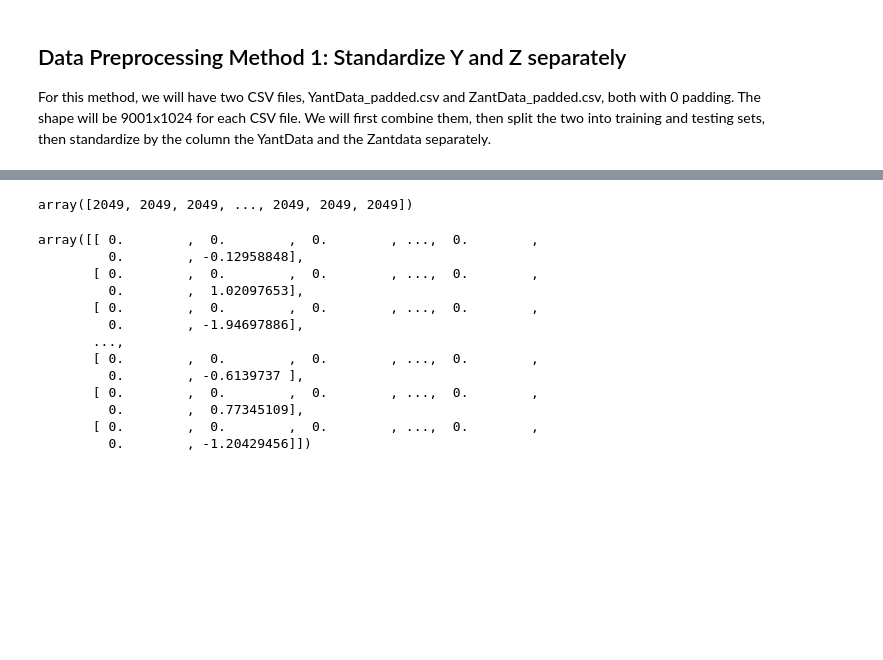
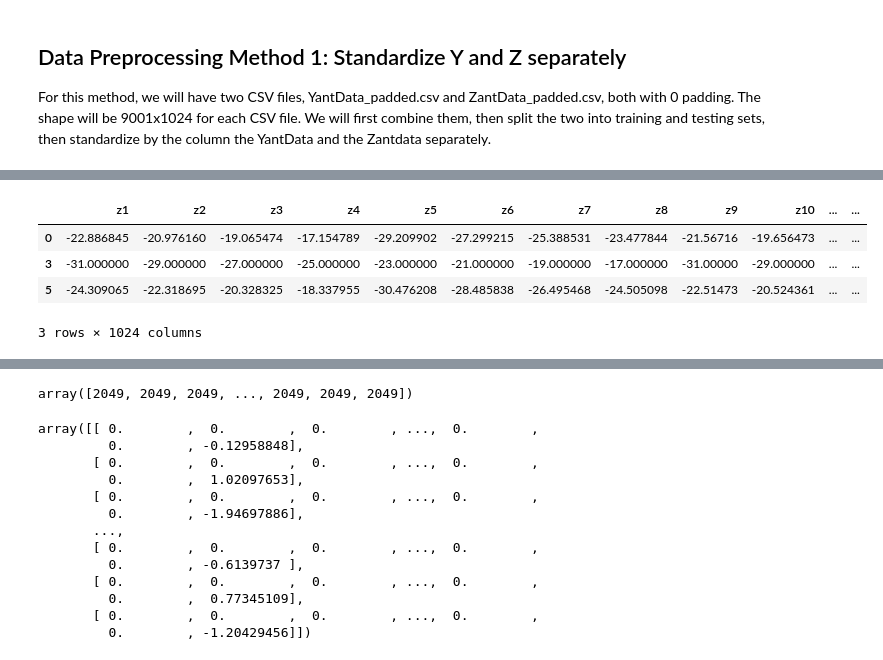
Before and after one commit to david5010/antenna_arrays, a Jupyter notebook: preprocessing.ipynb, the cells around one changed output, grey strips where cells are left out. Drawn from its saved outputs; the diff is of its cells as text; code cells hidden in the pictures; blank space fills up the shorter version.

Commit message:
Added shape checking

```diff
--- a/preprocessing.ipynb
+++ b/preprocessing.ipynb
@@ -8,3 +8,14 @@ import pandas as pd
 from sklearn.model_selection import train_test_split
 from sklearn.preprocessing import StandardScaler
 from utils.Standard_Norm import *
+# %%
+given_shapes = pd.read_csv('data/optimization/given_shapes.csv')
+optimized_shapes = pd.read_csv('data/optimization/optimized_shapes.csv')
+given_shape_pred = pd.read_csv('data/optimization/given_shapes_pred_cost.csv')
+optimized_shape_pred = pd.read_csv('data/optimization/optimized_shapes_pred_cost.csv')
+# %%
+shapes = [0, 3, 5]
+top_three_given = given_shapes.iloc[shapes, :]
+top_three_optimized = optimized_shapes.iloc[shapes, :]
+top_three_given_pred = given_shape_pred.iloc[shapes, :]
+top_three_optimized_pred = optimized_shape_pred.iloc[shapes, :]
@@ -10,0 +62,8 @@ from utils.Standard_Norm import *
+# %%
+top_three_given.iloc[:, 1024:]
+# %% [output]
+|  | z1 | z2 | z3 | z4 | z5 | z6 | z7 | z8 | z9 | z10 | ... | ... |
+| 0 | -22.886845 | -20.976160 | -19.065474 | -17.154789 | -29.209902 | -27.299215 | -25.388531 | -23.477844 | -21.56716 | -19.656473 | ... | ... |
+| 3 | -31.000000 | -29.000000 | -27.000000 | -25.000000 | -23.000000 | -21.000000 | -19.000000 | -17.000000 | -31.00000 | -29.000000 | ... | ... |
+| 5 | -24.309065 | -22.318695 | -20.328325 | -18.337955 | -30.476208 | -28.485838 | -26.495468 | -24.505098 | -22.51473 | -20.524361 | ... | ... |
+3 rows × 1024 columns
```
Also changed, not shown: parts of 3 cells of this notebook, 3 other files.
